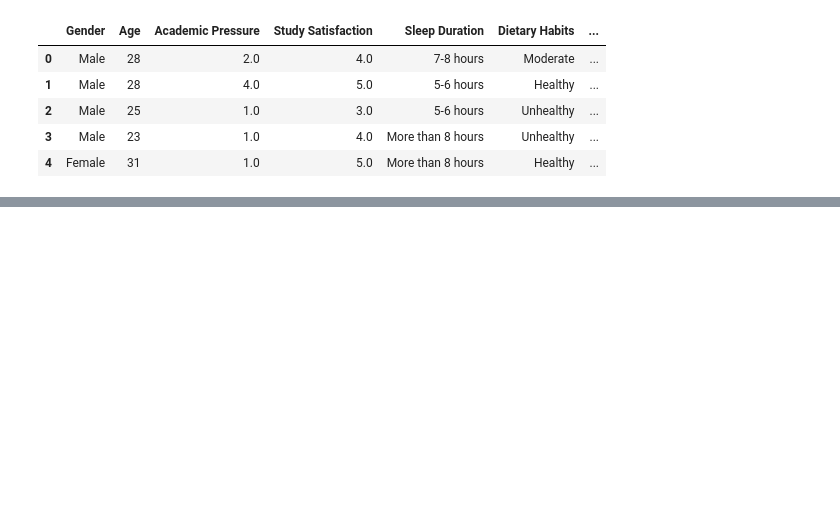
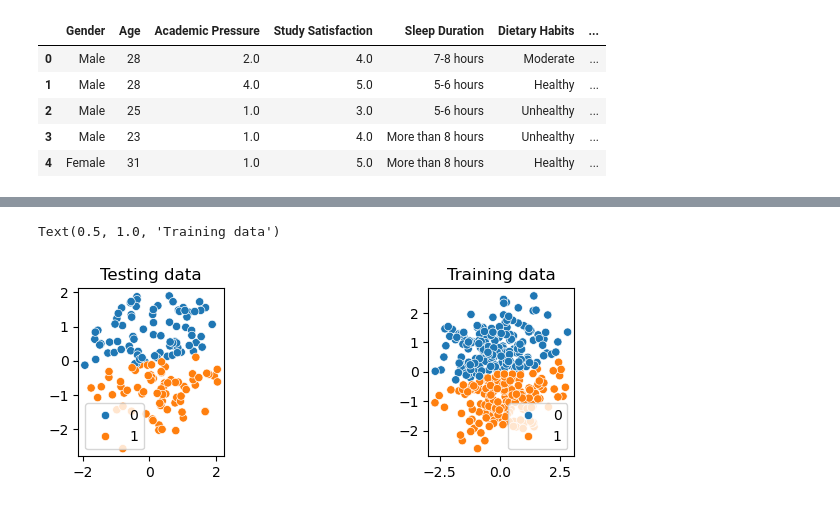
Before and after one commit to GinHikat/Students-Depression, a Jupyter notebook: main/notebook/EDA.ipynb, the cells around one changed output, grey strips where cells are left out. Saved outputs shown, nothing was run; the diff lists cells and outputs as text; code cells hidden in the pictures; blank space fills up the shorter version.

```diff
--- a/main/notebook/EDA.ipynb
+++ b/main/notebook/EDA.ipynb
@@ -94,0 +158,15 @@ memory usage: 43.3+ KB
+# %%
+kmeans.fit(X_train, y_train)
+
+y_pred = kmeans.predict(X_test)
+
+plt.subplot(2,3,1)
+sns.scatterplot(x=X_test[:,0], y=X_test[:,1], hue = y_pred)
+plt.title('Testing data')
+
+plt.subplot(2,3,3)
+sns.scatterplot(x=X_train[:,0], y=X_train[:,1], hue = kmeans.predict(X_train))
+plt.title('Training data')
+# %% [output]
+Text(0.5, 1.0, 'Training data')
+[figure, added]
```
Also changed, not shown: parts of 19 cells of this notebook, 7 other files.
